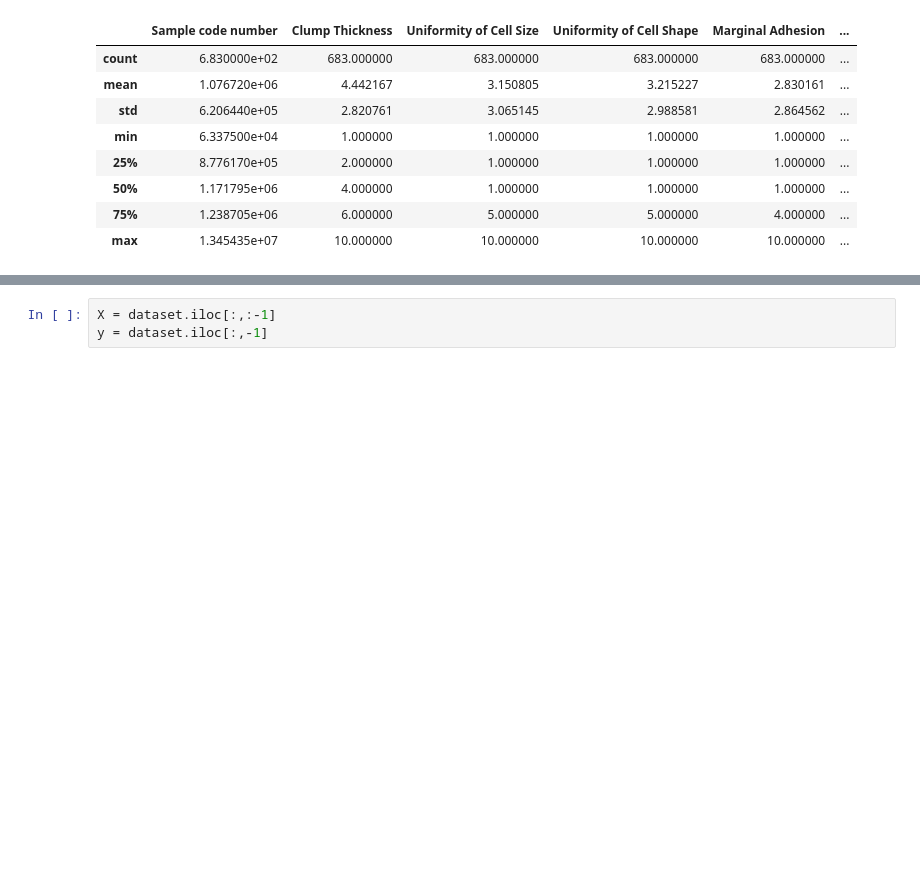
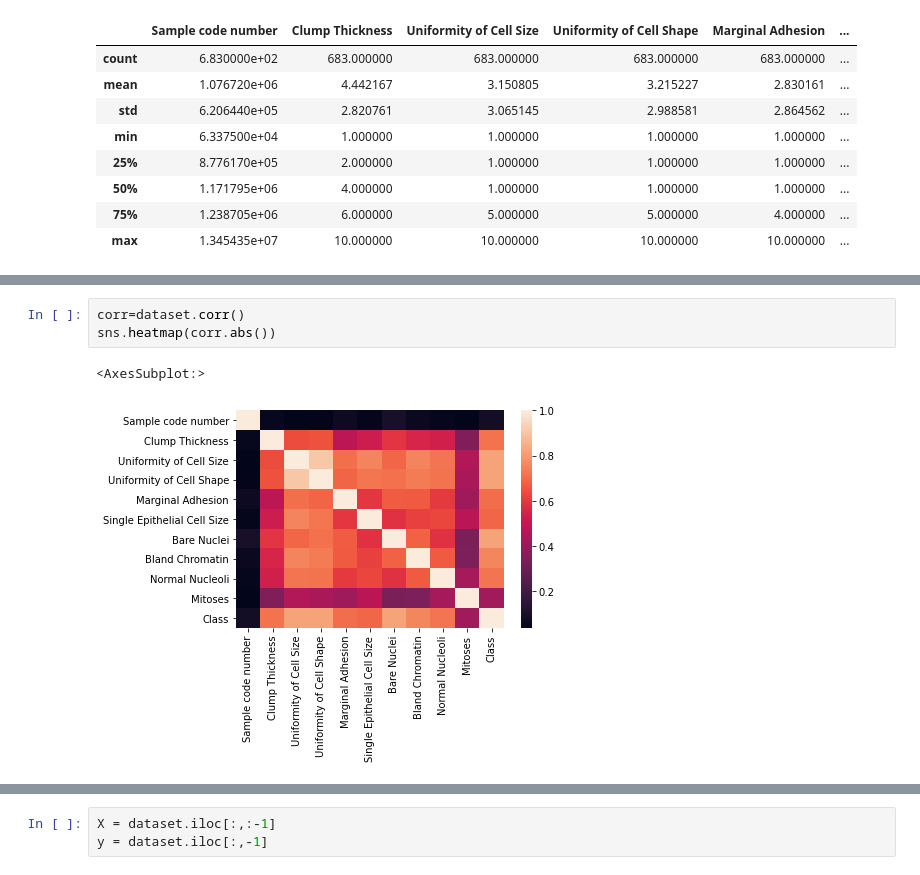
Before and after one commit to lucasvieira123/data_science_studies, a Jupyter notebook: classification/logistic_regression/real_case.ipynb, the cells around one changed output, grey strips where cells are left out. Cells and saved outputs as stored; diff of their text form; blank space fills up the shorter version.

```diff
--- a/classification/logistic_regression/real_case.ipynb
+++ b/classification/logistic_regression/real_case.ipynb
@@ -59,0 +74,6 @@ dataset.describe()
+# %%
+corr=dataset.corr()
+sns.heatmap(corr.abs())
+# %% [output]
+<AxesSubplot:>
+[figure, added]
```
Also changed, not shown: parts of 22 cells of this notebook, 14 other files.
